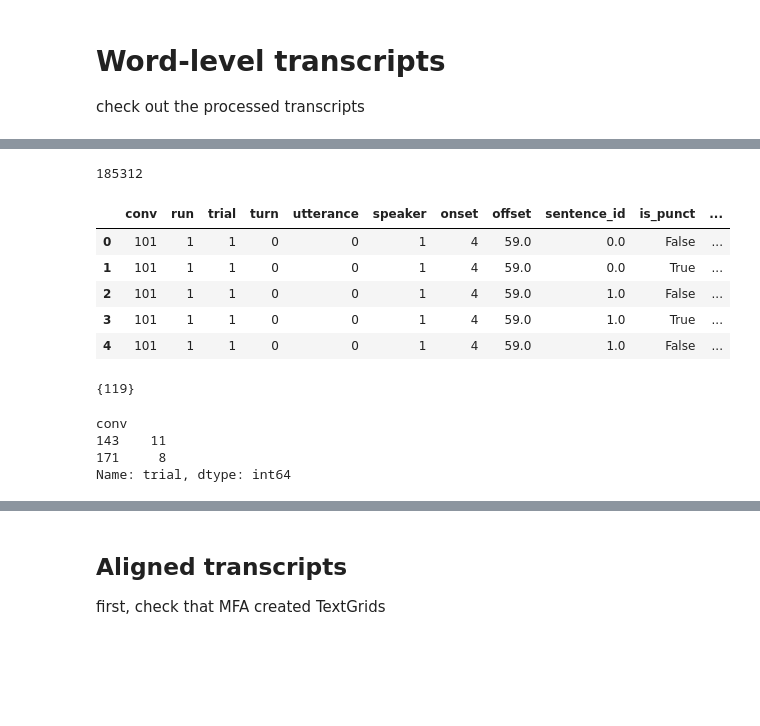
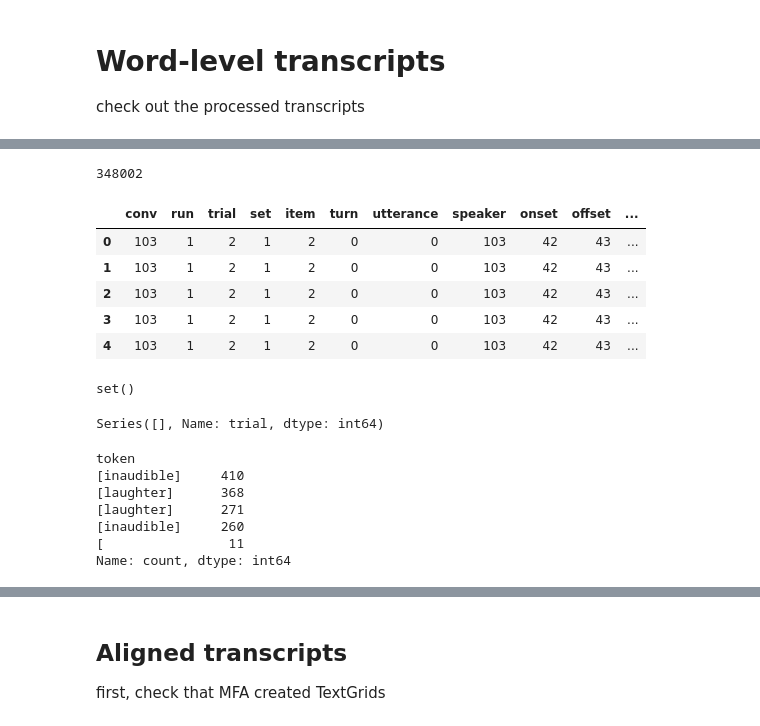
Before and after one commit to YeajuDianaKim394/EncodingModels, a Jupyter notebook: code/qa.ipynb, the cells around one changed output, grey strips where cells are left out. Cells and saved outputs as stored; diff of their text form; code cells hidden in the pictures; blank space fills up the shorter version.

```diff
--- a/code/qa.ipynb
+++ b/code/qa.ipynb
@@ -20,7 +27,7 @@ from constants import CONVS_STRANGERS
 # Timing files
 validate output of `copy_timings.py`
 # %%
-transpath = Path(root="stimuli", datatype="timing", suffix="events", ext=".csv")
-files = glob(transpath.starstr(["conv", "datatype"]))
+timepath = Path(root="stimuli", datatype="timing", suffix="events", ext=".csv")
+files = glob(timepath.starstr(["conv", "datatype"]))
 len(files)
 # %% [output]
@@ -164,38 +259,47 @@ len(files)
 # %%
 dfs = []
 for filename in files:
     df = pd.read_csv(filename)
     filepath = Path.frompath(filename)
+    df.insert(0, "item", filepath["item"])
+    df.insert(0, "set", filepath["set"])
     df.insert(0, "trial", filepath["trial"])
     df.insert(0, "run", filepath["run"])
     df.insert(0, "conv", filepath["conv"])
     dfs.append(df)
 df = pd.concat(dfs)
 df.sort_values(["conv", "run", "trial", "onset"], inplace=True)
 df.reset_index(drop=True, inplace=True)
 
 print(len(df))
 df.head()
 # %% [output]
-185312
+348002
-|  | conv | run | trial | turn | utterance | speaker | onset | offset | sentence_id | is_punct | ... |
-| 0 | 101 | 1 | 1 | 0 | 0 | 1 | 4 | 59.0 | 0.0 | False | ... |
-| 1 | 101 | 1 | 1 | 0 | 0 | 1 | 4 | 59.0 | 0.0 | True | ... |
-| 2 | 101 | 1 | 1 | 0 | 0 | 1 | 4 | 59.0 | 1.0 | False | ... |
-| 3 | 101 | 1 | 1 | 0 | 0 | 1 | 4 | 59.0 | 1.0 | True | ... |
-| 4 | 101 | 1 | 1 | 0 | 0 | 1 | 4 | 59.0 | 1.0 | False | ... |
+|  | conv | run | trial | set | item | turn | utterance | speaker | onset | offset | ... |
+| 0 | 103 | 1 | 2 | 1 | 2 | 0 | 0 | 103 | 42 | 43 | ... |
+| 1 | 103 | 1 | 2 | 1 | 2 | 0 | 0 | 103 | 42 | 43 | ... |
+| 2 | 103 | 1 | 2 | 1 | 2 | 0 | 0 | 103 | 42 | 43 | ... |
+| 3 | 103 | 1 | 2 | 1 | 2 | 0 | 0 | 103 | 42 | 43 | ... |
+| 4 | 103 | 1 | 2 | 1 | 2 | 0 | 0 | 103 | 42 | 43 | ... |
 # %%
 # what conversations are missing?
-set(CONVS_STRANGERS) - set(df.conv.unique().tolist())
+set(CONVS) - set(df.conv.unique().tolist())
 # %% [output]
-{119}
+set()
 # %%
 # Which trials are missing?
 dfc = df[["conv", "run", "trial"]].drop_duplicates().reset_index(drop=True)
 dft = dfc.groupby("conv").trial.count()
 dft[dft.values != 10]
 # %% [output]
-conv
-143    11
-171     8
-Name: trial, dtype: int64
+Series([], Name: trial, dtype: int64)
+# %%
+df.token[df.token.str.startswith('[')].value_counts()
+# %% [output]
+token
+[inaudible]     410
+[laughter]      368
+[laughter]      271
+[inaudible]     260
+[                11
+Name: count, dtype: int64
```
Also changed, not shown: parts of 31 cells of this notebook, 1 other file.
